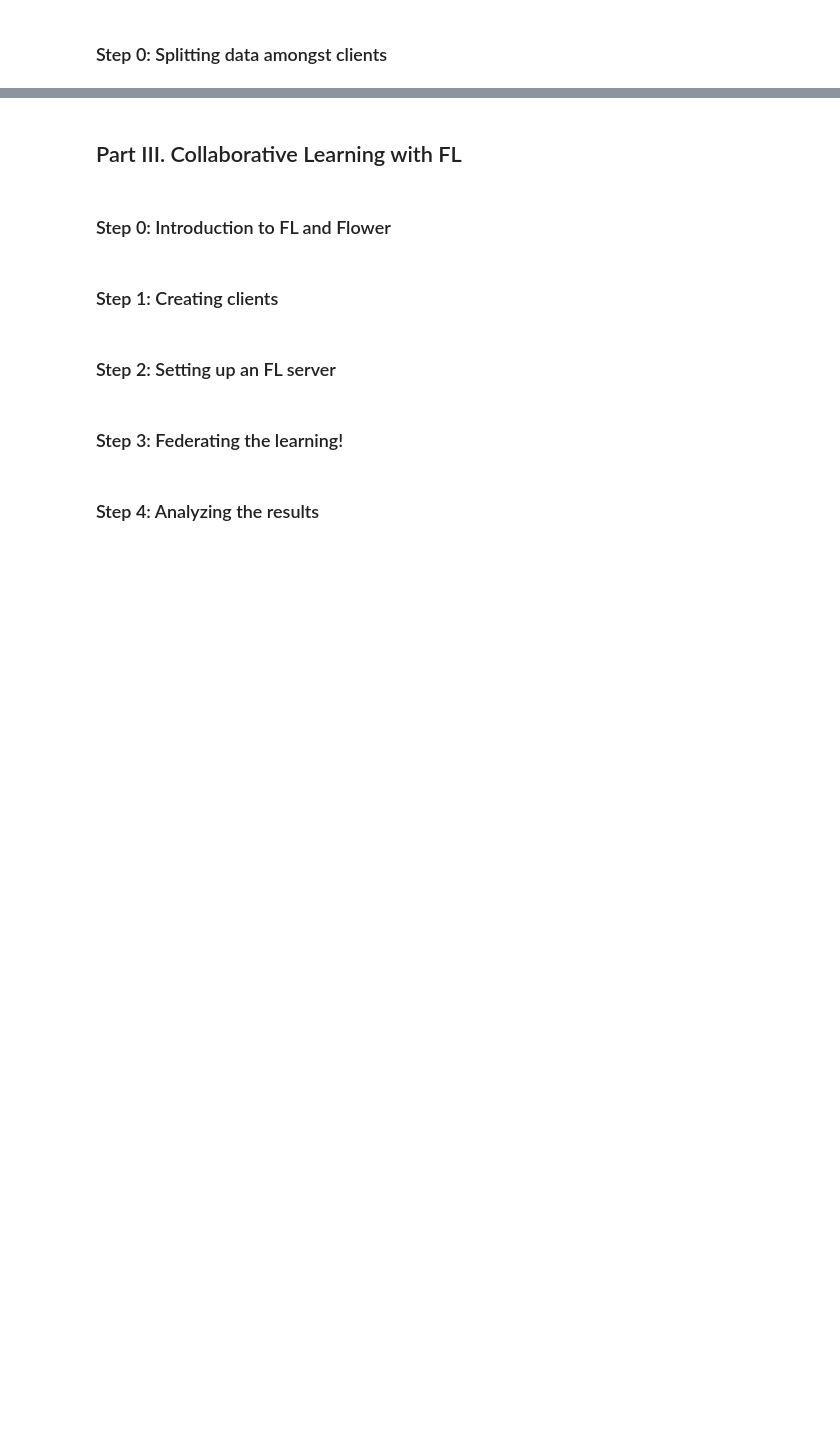
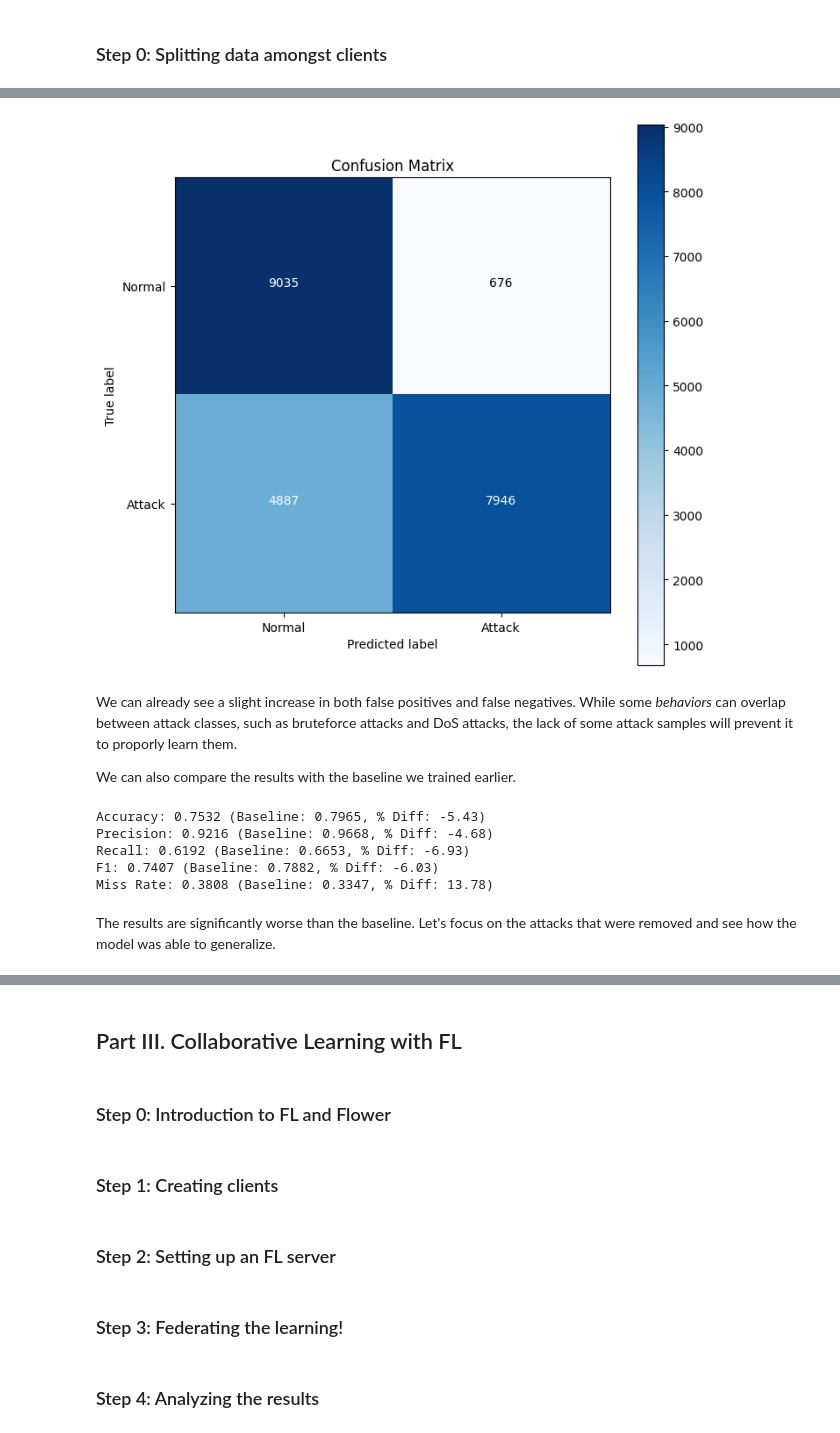
Before and after one commit to phdcybersec/teaching, a Jupyter notebook: tutorials/fl_for_ids_101.ipynb, the cells around one changed output, grey strips where cells are left out. Drawn from its saved outputs; the diff is of its cells as text; code cells hidden in the pictures; blank space fills up the shorter version.

```diff
--- a/tutorials/fl_for_ids_101.ipynb
+++ b/tutorials/fl_for_ids_101.ipynb
@@ -224,2 +460,33 @@ TypeError: ignored
 # %% [markdown]
 ### Step 0: Splitting data amongst clients
+# %%
+import math
+from sklearn.utils import shuffle
+
+
+NUM_CLIENTS = 10
+NUM_REMOVED_CLASSES = 6
+
+# shuffle the data
+X_train, y_train, m_train = shuffle(X_train, y_train, m_train)
+
+# split the data into NUM_CLIENTS parts
+partition_size = math.floor(len(X_train) / NUM_CLIENTS)
+partitions = []
+
+for i in range(NUM_CLIENTS):
+    idx_from, idx_to = i * partition_size, (i + 1) * partition_size
+
+    X_part = X_train[idx_from:idx_to]
+    y_part = y_train[idx_from:idx_to]
+    m_part = m_train[idx_from:idx_to]
+
+    # randomly remove NUM_REMOVED_CLASSES from each partition
+    _rm_classes = np.random.choice(ATTACK_LABELS, NUM_REMOVED_CLASSES, replace=False)
+
+    X_part = X_part[m_part.isin(_rm_classes) == False]
+    y_part = y_part[m_part.isin(_rm_classes) == False]
+    m_part = m_part[m_part.isin(_rm_classes) == False]
+    lacks = _rm_classes
+
+    partitions.append((X_part, y_part, m_part, lacks))
@@ -229,0 +521,6 @@ TypeError: ignored
+# %%
+model = create_model()
+
+part = partitions[2]
+
+hist = model.fit(part[0], part[1], epochs=10, batch_size=32, verbose=1, validation_split=0.1)
@@ -229,0 +548,4 @@ TypeError: ignored
+# %%
+cm, metrics = eval_model(model, X_test, y_test)
+plot_cm(cm)
+# %% [output]
@@ -229,0 +553,23 @@ TypeError: ignored
+[figure, added]
+# %% [markdown]
+We can already see a slight increase in both false positives and false negatives. While some
+*behaviors* can overlap between attack classes, such as bruteforce attacks and DoS attacks, the lack
+of some attack samples will prevent it to proporly learn them.
+
+We can also compare the results with the baseline we trained earlier.
+# %%
+# print model metrics against the baseline
+print(f"Accuracy: {metrics['accuracy']:.4f} (Baseline: {bl_acc:.4f}, % Diff: {100 * (metrics['accuracy'] - bl_acc) / bl_acc:.2f})")
+print(f"Precision: {metrics['precision']:.4f} (Baseline: {bl_prec:.4f}, % Diff: {100 * (metrics['precision'] - bl_prec) / bl_prec:.2f})")
+print(f"Recall: {metrics['recall']:.4f} (Baseline: {bl_rec:.4f}, % Diff: {100 * (metrics['recall'] - bl_rec) / bl_rec:.2f})")
+print(f"F1: {metrics['f1']:.4f} (Baseline: {bl_f1:.4f}, % Diff: {100 * (metrics['f1'] - bl_f1) / bl_f1:.2f})")
+print(f"Miss Rate: {metrics['miss_rate']:.4f} (Baseline: {bl_miss:.4f}, % Diff: {100 * (metrics['miss_rate'] - bl_miss) / bl_miss:.2f})")
+# %% [output]
+Accuracy: 0.7532 (Baseline: 0.7965, % Diff: -5.43)
+Precision: 0.9216 (Baseline: 0.9668, % Diff: -4.68)
+Recall: 0.6192 (Baseline: 0.6653, % Diff: -6.93)
+F1: 0.7407 (Baseline: 0.7882, % Diff: -6.03)
+Miss Rate: 0.3808 (Baseline: 0.3347, % Diff: 13.78)
+# %% [markdown]
+The results are significantly worse than the baseline. Let's focus on the attacks that were removed
+and see how the model was able to generalize.
```
Also changed, not shown: parts of 40 cells of this notebook, 5 other files.
